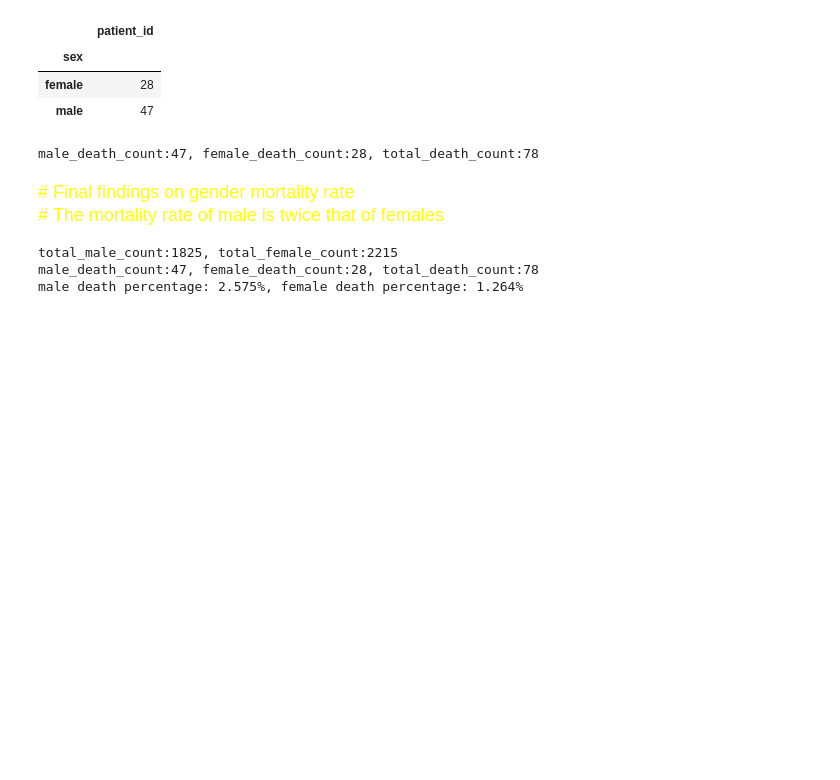
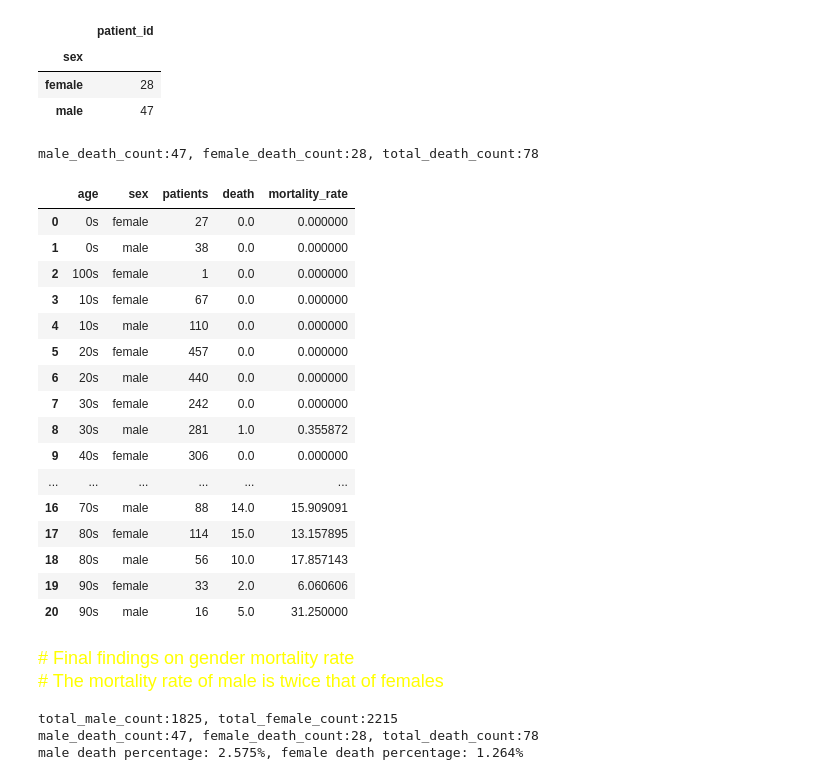
Before and after one commit to Wenjun-Mao/COVID-19-in-South-Korea-SIADS-591-Milestone-I, a Jupyter notebook: wjmao.ipynb, the cells around one changed output. Drawn from its saved outputs; the diff is of its cells as text; code cells hidden in the pictures; blank space fills up the shorter version.

```diff
--- a/wjmao.ipynb
+++ b/wjmao.ipynb
@@ -292,3 +292,29 @@ msg2 = f'male_death_count:{male_death_count}, female_death_count:{female_death_c
 print(msg2)
 # %% [output]
 male_death_count:47, female_death_count:28, total_death_count:78
+# %%
+df_deceased_by_age = df_deceased.groupby(by = ['age', 'sex'], as_index=False).agg({'patient_id':np.count_nonzero})
+df_control_age = df.groupby(by = ['age', 'sex'], as_index=False).agg({'patient_id':np.count_nonzero})
+# %%
+df_decease_control_age = pd.merge(df_control_age, df_deceased_by_age, how='outer', on=['age', 'sex']).fillna(0)
+df_decease_control_age.rename(columns={'patient_id_x':'patients', 'patient_id_y':'death'}, inplace = True)
+df_decease_control_age['mortality_rate'] = df_decease_control_age['death'] / df_decease_control_age['patients'] * 100
+df_decease_control_age
+# %% [output]
+|  | age | sex | patients | death | mortality_rate |
+| 0 | 0s | female | 27 | 0.0 | 0.000000 |
+| 1 | 0s | male | 38 | 0.0 | 0.000000 |
+| 2 | 100s | female | 1 | 0.0 | 0.000000 |
+| 3 | 10s | female | 67 | 0.0 | 0.000000 |
+| 4 | 10s | male | 110 | 0.0 | 0.000000 |
+| 5 | 20s | female | 457 | 0.0 | 0.000000 |
+| 6 | 20s | male | 440 | 0.0 | 0.000000 |
+| 7 | 30s | female | 242 | 0.0 | 0.000000 |
+| 8 | 30s | male | 281 | 1.0 | 0.355872 |
+| 9 | 40s | female | 306 | 0.0 | 0.000000 |
+| ... | ... | ... | ... | ... | ... |
+| 16 | 70s | male | 88 | 14.0 | 15.909091 |
+| 17 | 80s | female | 114 | 15.0 | 13.157895 |
+| 18 | 80s | male | 56 | 10.0 | 17.857143 |
+| 19 | 90s | female | 33 | 2.0 | 6.060606 |
+| 20 | 90s | male | 16 | 5.0 | 31.250000 |
```
Also changed, not shown: parts of 2 cells of this notebook.
